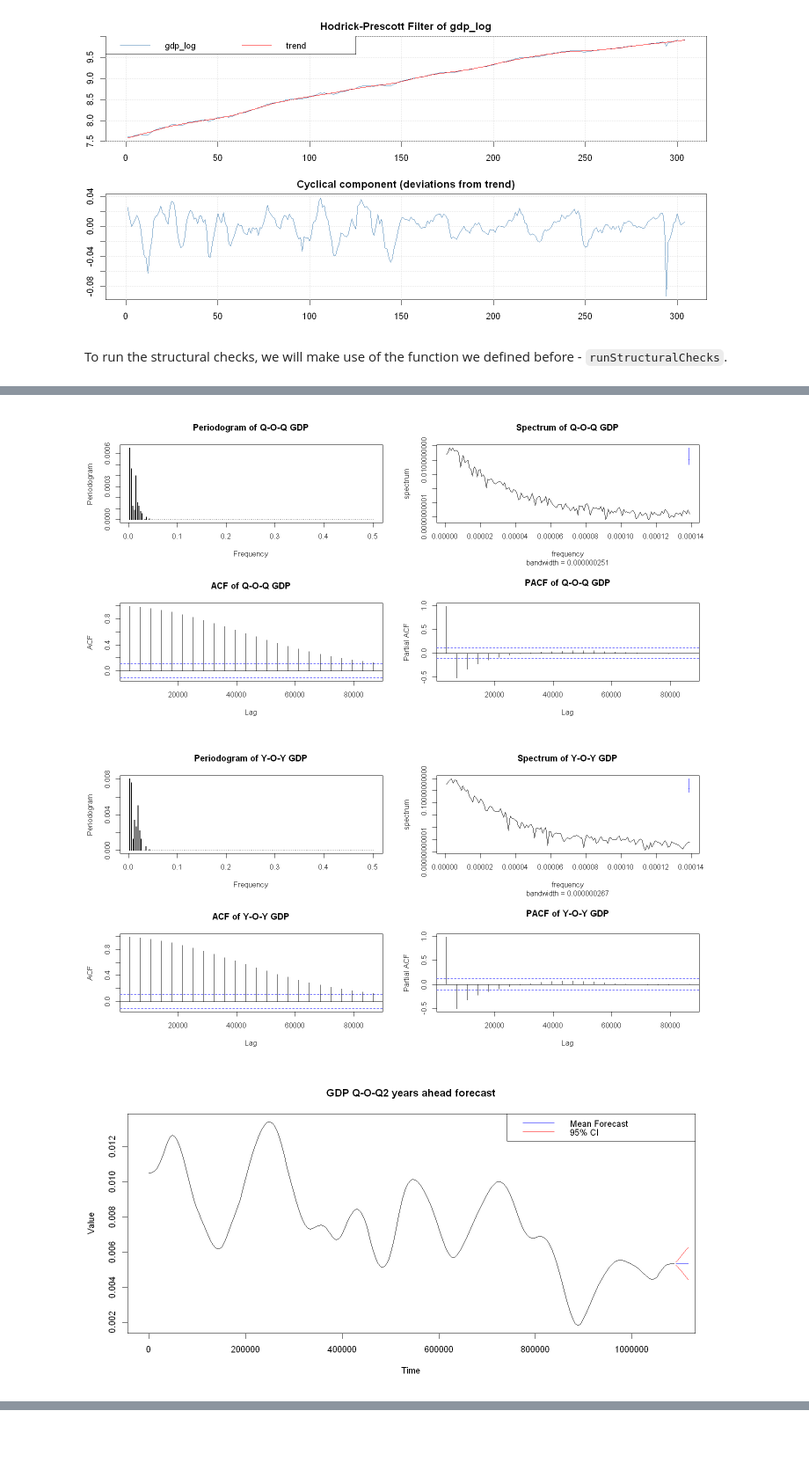
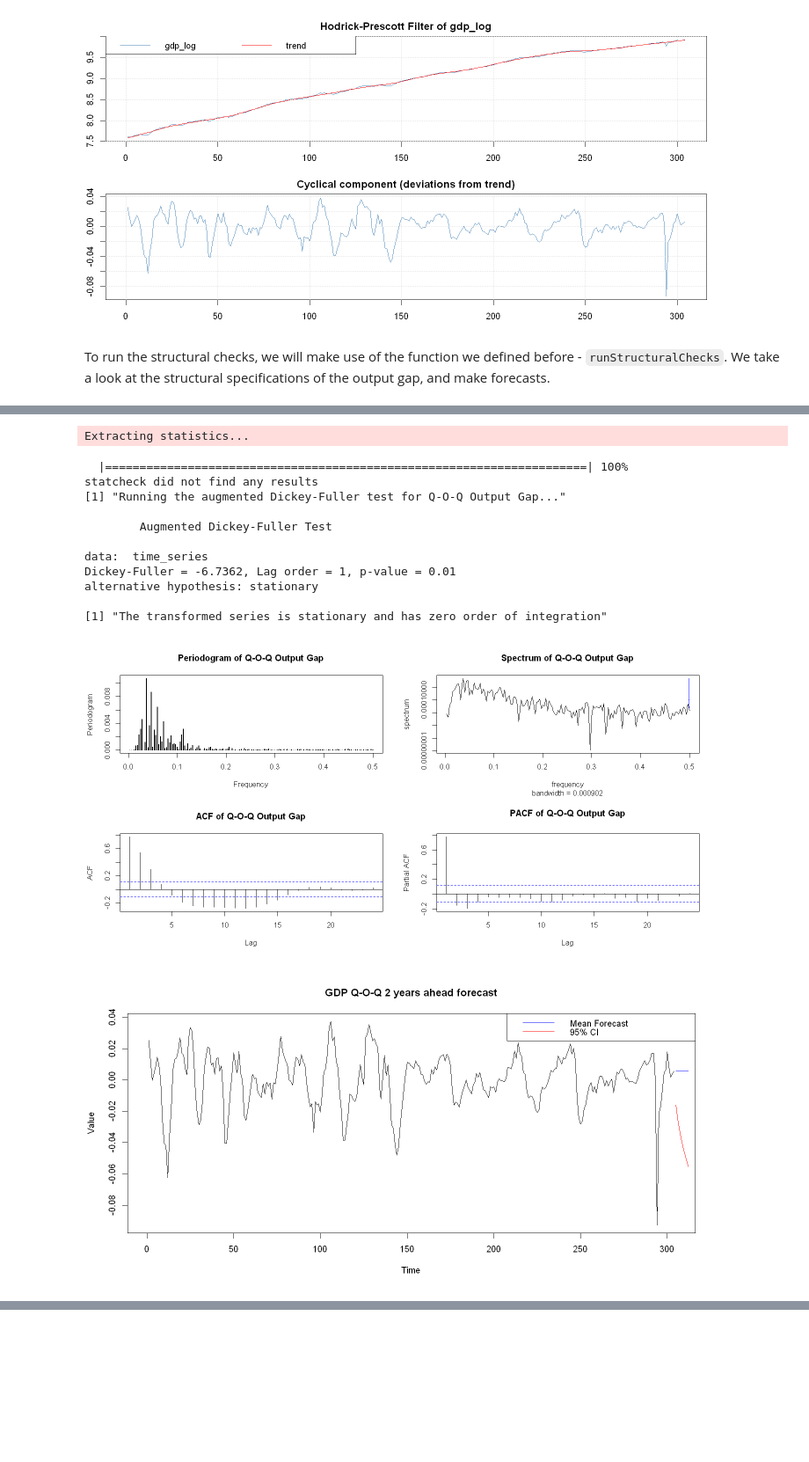
Before and after one commit to PetrCala/macro_tools_term_paper, a Jupyter notebook: code/cala_termpaper_main.ipynb, the cells around one changed output, grey strips where cells are left out. Shown at 88% size. Drawn from its saved outputs; the diff is of its cells as text; code cells hidden in the pictures; blank space fills up the shorter version.

```diff
--- a/code/cala_termpaper_main.ipynb
+++ b/code/cala_termpaper_main.ipynb
@@ -391,31 +410,20 @@ We will start with obtaining the Hodrick-Prescott filter, and observing its vari
 ### 5.
 
 # Hodrick-Prescott filter
-
 hp <- hpfilter(gdp_log, freq=1600, type="lambda") # Source data have seasonality removed
-hp_trend <- as.xts(hp$trend)
+hp_OG <- as.xts(hp$cycle, order.by=index(gdp_log)) # Output gap
 plot(hp)
 # %% [output]
 [figure]
 # %% [markdown]
-To run the structural checks, we will make use of the function we defined before - `runStructuralChecks`.
+To run the structural checks, we will make use of the function we defined before - `runStructuralChecks`.  We take a look at the structural specifications of the output gap, and make forecasts.
 # %%
-# HP filter specifications
-print('Transforming data...')
-
-## Differences of q-o-q and y-o-y
-hp_qoq_change <- na.omit(diff(hp_trend, lag=1))
-hp_yoy_change <- na.omit(diff(hp_trend, lag=4))
-
-print('Data transformation to percentage changes complete.')
-
 # Run various structural checks using a compact function (for details see the source R script)
 par(mfrow=c(2,2))
-runStructuralChecks(hp_qoq_change, "Q-O-Q GDP")
-runStructuralChecks(hp_yoy_change, "Y-O-Y GDP")
+runStructuralChecks(hp_OG, "Q-O-Q Output Gap")
 
 # Forecast using the GDP trend
 
 par(mfrow=c(1,1))
-hp_forecast <- forecastData(hp_qoq_change, periods=8, date_frequency="quarter", series_name="GDP Q-O-Q")
+hp_forecast <- forecastData(hp_OG, periods=8, date_frequency="quarter", series_name="GDP Q-O-Q")
 # %% [output]
@@ -439,4 +432,15 @@ alternative hypothesis: stationary
+Extracting statistics...
+  |======================================================================| 100%
+statcheck did not find any results
+[1] "Running the augmented Dickey-Fuller test for Q-O-Q Output Gap..."
+
+        Augmented Dickey-Fuller Test
+
+data:  time_series
+Dickey-Fuller = -6.7362, Lag order = 1, p-value = 0.01
+alternative hypothesis: stationary
+
+[1] "The transformed series is stationary and has zero order of integration"
-[figure, old version]
+[figure, new version]
-[figure, old version]
+[figure, new version]
-[figure, removed]
 # %% [markdown]
```
Also changed, not shown: parts of 25 cells of this notebook, 1 other file.
